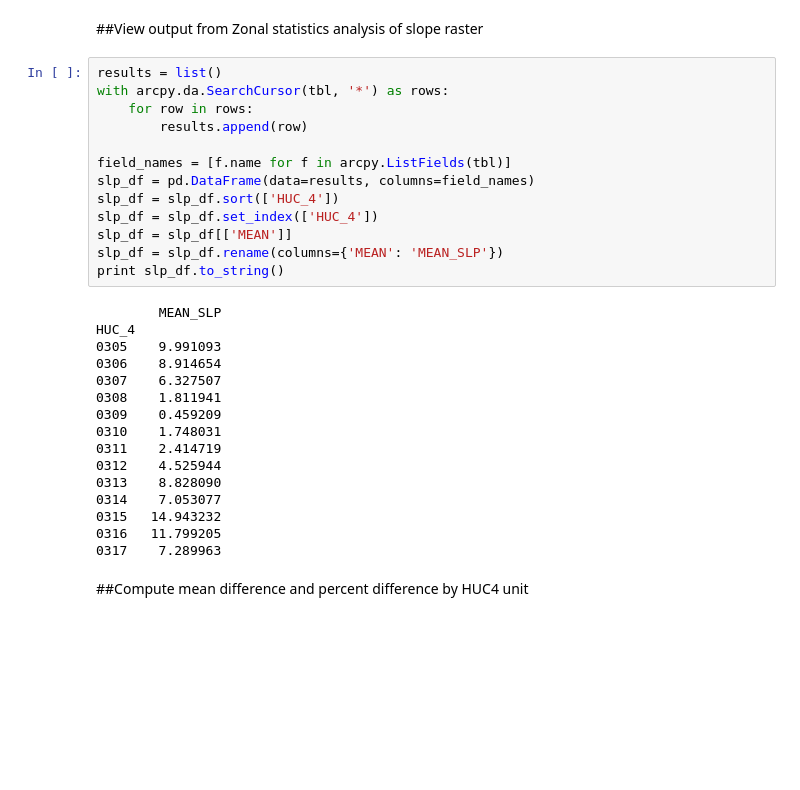
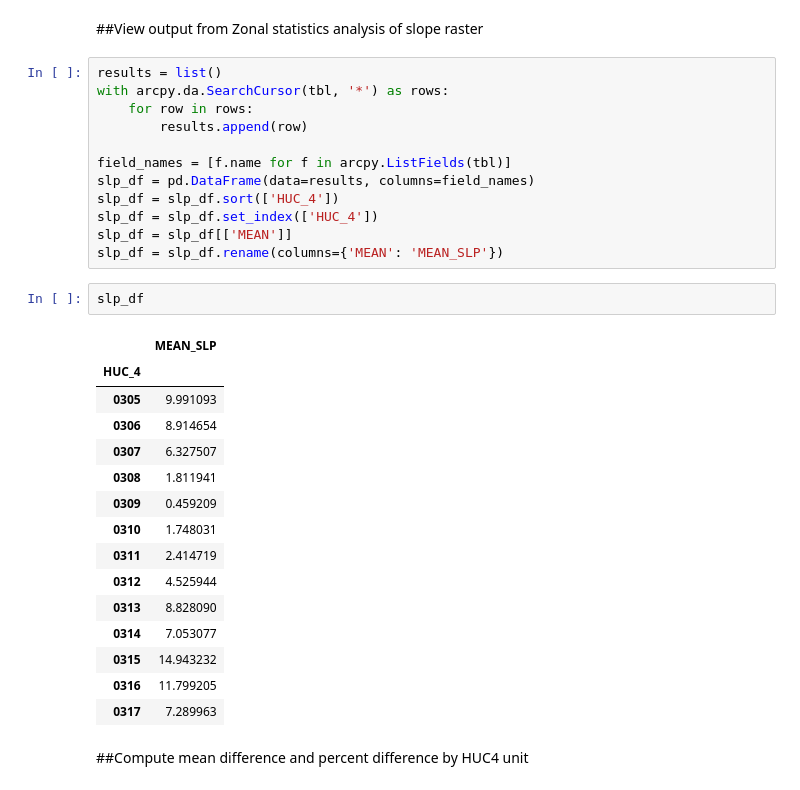
Before and after one commit to jbellino-usgs/notebooks, a Jupyter notebook: swb_runoff_comparison/Analysis.ipynb, the cells around one changed output. Drawn from its saved outputs; the diff is of its cells as text; blank space fills up the shorter version.

```diff
--- a/swb_runoff_comparison/Analysis.ipynb
+++ b/swb_runoff_comparison/Analysis.ipynb
@@ -90,23 +93,24 @@ slp_df = slp_df.sort(['HUC_4'])
 slp_df = slp_df.set_index(['HUC_4'])
 slp_df = slp_df[['MEAN']]
 slp_df = slp_df.rename(columns={'MEAN': 'MEAN_SLP'})
-print slp_df.to_string()
-# %% [output]
-        MEAN_SLP
-HUC_4
-0305    9.991093
-0306    8.914654
-0307    6.327507
-0308    1.811941
-0309    0.459209
-0310    1.748031
-0311    2.414719
-0312    4.525944
-0313    8.828090
-0314    7.053077
-0315   14.943232
-0316   11.799205
-0317    7.289963
+# %%
+slp_df
+# %% [output]
+|  | MEAN_SLP |
+| HUC_4 |  |
+| 0305 | 9.991093 |
+| 0306 | 8.914654 |
+| 0307 | 6.327507 |
+| 0308 | 1.811941 |
+| 0309 | 0.459209 |
+| 0310 | 1.748031 |
+| 0311 | 2.414719 |
+| 0312 | 4.525944 |
+| 0313 | 8.828090 |
+| 0314 | 7.053077 |
+| 0315 | 14.943232 |
+| 0316 | 11.799205 |
+| 0317 | 7.289963 |
 # %% [markdown]
 ##Compute mean difference and percent difference by HUC4 unit
 # %%
```
Also changed, not shown: parts of 9 cells of this notebook.
